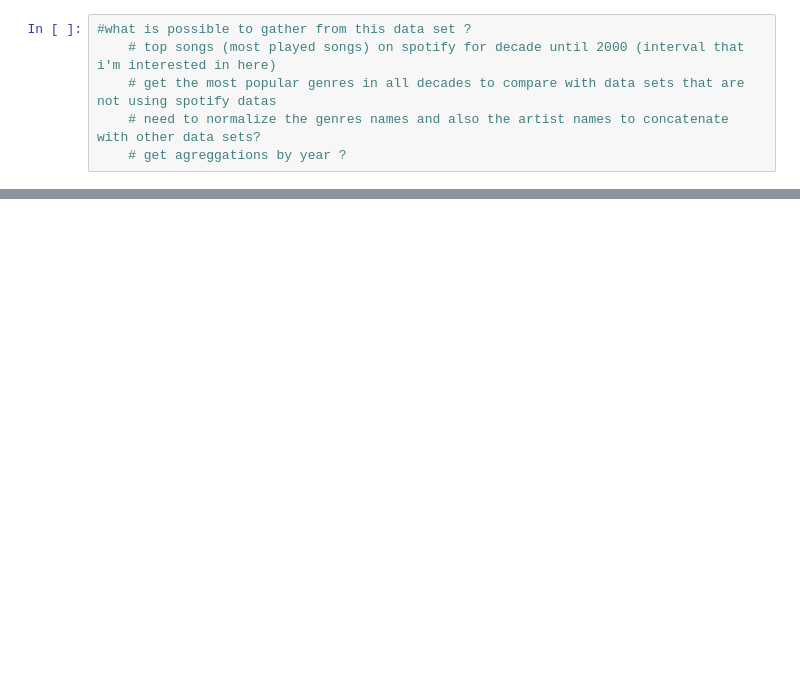
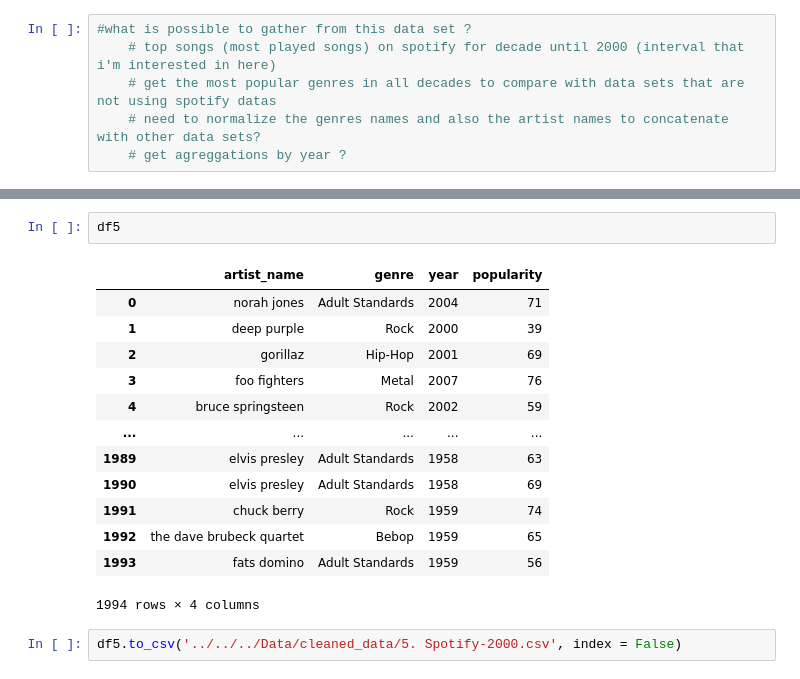
Before and after one commit to pmeirinho19/Mid_bootcamp_project, a Jupyter notebook: Notebooks/Clean Notebook/5. Spotify-2000/Clean 5. Spotify-2000.ipynb, the cells around one changed output, grey strips where cells are left out. Saved outputs shown, nothing was run; the diff lists cells and outputs as text; blank space fills up the shorter version.

```diff
--- a/Notebooks/Clean Notebook/5. Spotify-2000/Clean 5. Spotify-2000.ipynb
+++ b/Notebooks/Clean Notebook/5. Spotify-2000/Clean 5. Spotify-2000.ipynb
@@ -36,0 +527,18 @@ pd.read_csv('5. Spotify-2000.csv').head(50)
+# %%
+df5
+# %% [output]
+|  | artist_name | genre | year | popularity |
+| 0 | norah jones | Adult Standards | 2004 | 71 |
+| 1 | deep purple | Rock | 2000 | 39 |
+| 2 | gorillaz | Hip-Hop | 2001 | 69 |
+| 3 | foo fighters | Metal | 2007 | 76 |
+| 4 | bruce springsteen | Rock | 2002 | 59 |
+| ... | ... | ... | ... | ... |
+| 1989 | elvis presley | Adult Standards | 1958 | 63 |
+| 1990 | elvis presley | Adult Standards | 1958 | 69 |
+| 1991 | chuck berry | Rock | 1959 | 74 |
+| 1992 | the dave brubeck quartet | Bebop | 1959 | 65 |
+| 1993 | fats domino | Adult Standards | 1959 | 56 |
+1994 rows × 4 columns
+# %%
+df5.to_csv('../../../Data/cleaned_data/5. Spotify-2000.csv', index = False)
```
Also changed, not shown: parts of 15 cells of this notebook, 15 other files.
